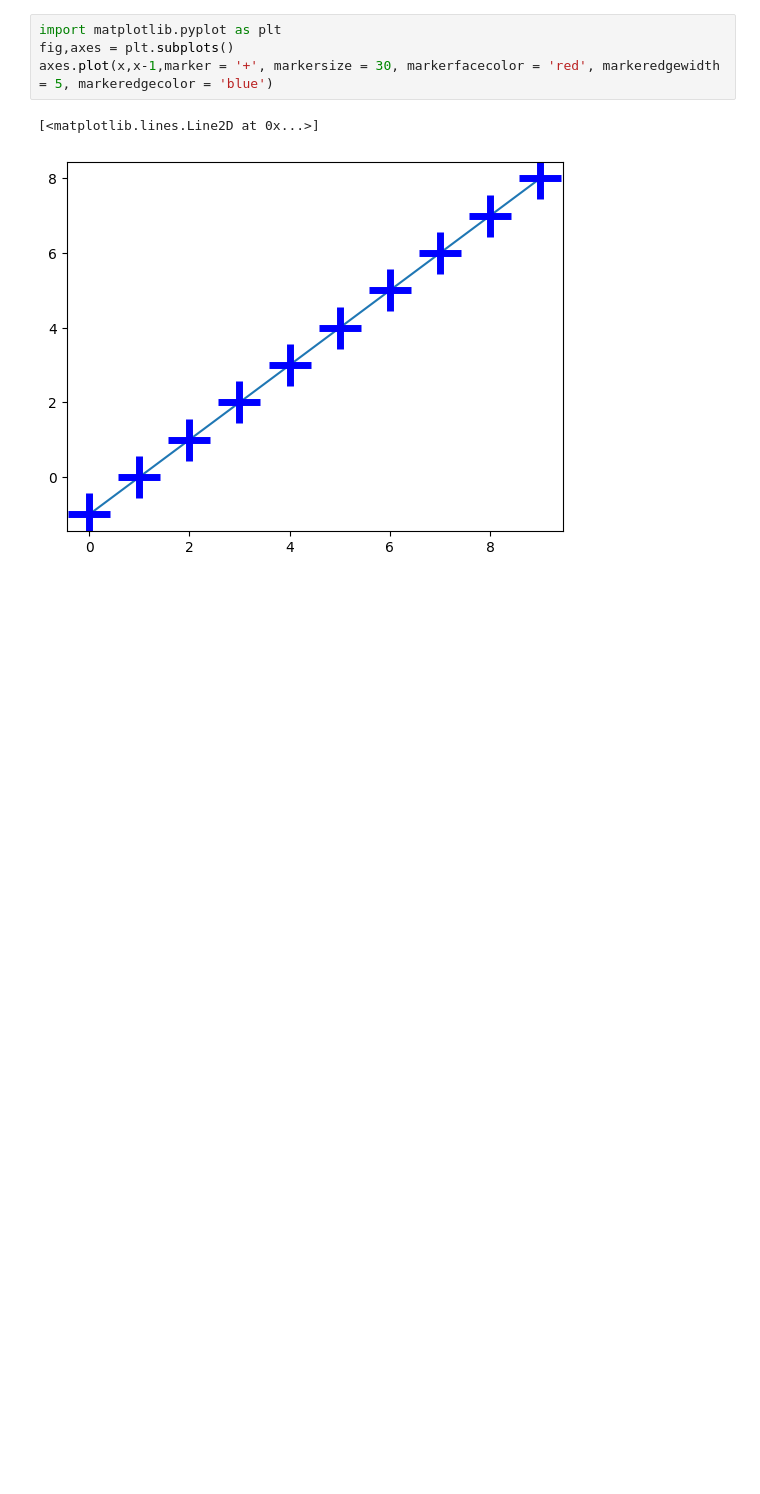
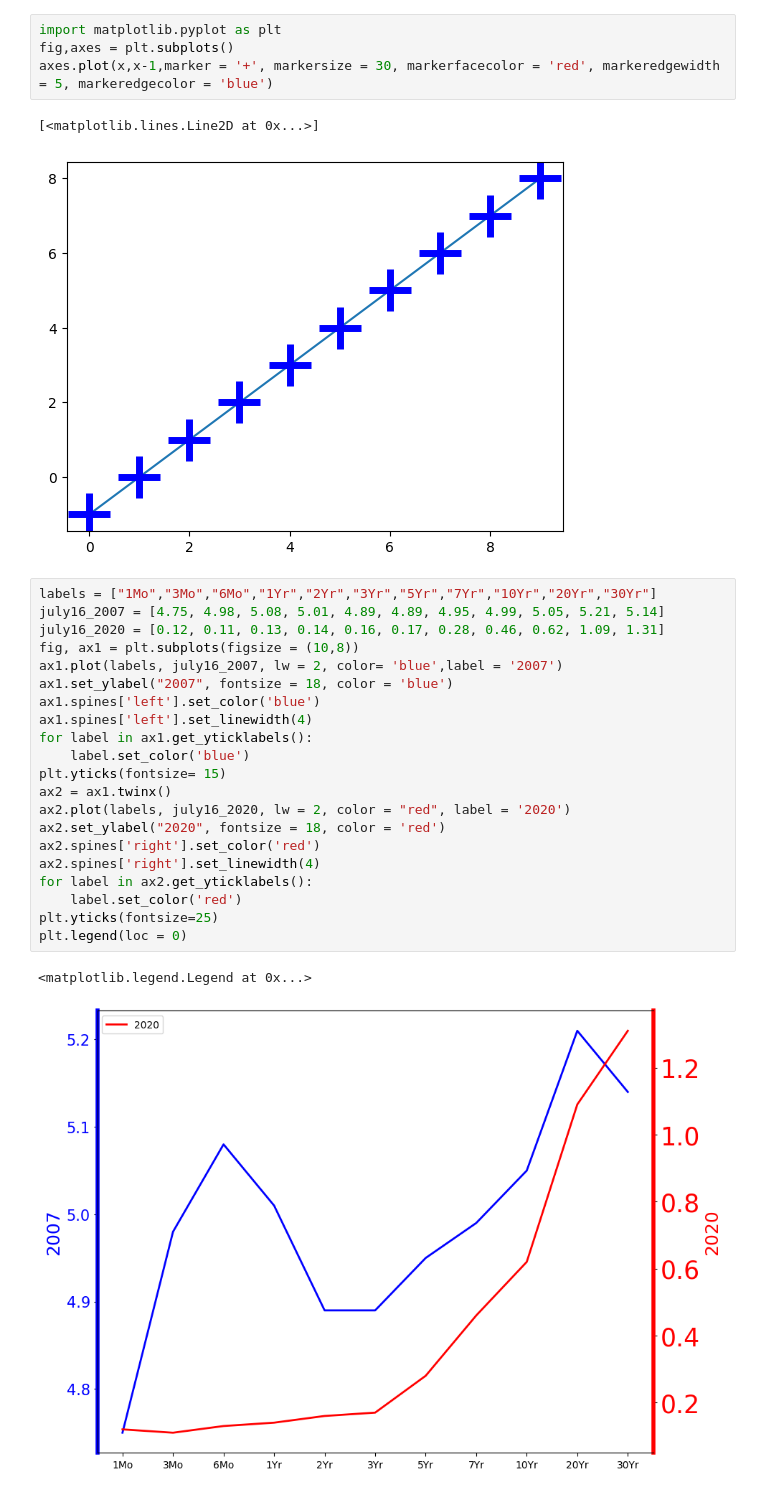
Before and after one commit to GOLISHYAMP/ML_AI, a Jupyter notebook: MachineLearningPrac/Matplotlib.ipynb, the cells around one changed output. Cells and saved outputs as stored; diff of their text form; blank space fills up the shorter version.

Commit message:
some small changes made to matplotlib file

```diff
--- a/MachineLearningPrac/DataVisualization.ipynb
+++ b/MachineLearningPrac/Matplotlib.ipynb
@@ -173,3 +173,27 @@ axes.plot(x,x-1,marker = '+', markersize = 30, markerfacecolor = 'red', markered
 # %% [output]
 [<matplotlib.lines.Line2D at 0x...>]
 [figure]
+# %%
+labels = ["1Mo","3Mo","6Mo","1Yr","2Yr","3Yr","5Yr","7Yr","10Yr","20Yr","30Yr"]
+july16_2007 = [4.75, 4.98, 5.08, 5.01, 4.89, 4.89, 4.95, 4.99, 5.05, 5.21, 5.14]
+july16_2020 = [0.12, 0.11, 0.13, 0.14, 0.16, 0.17, 0.28, 0.46, 0.62, 1.09, 1.31]
+fig, ax1 = plt.subplots(figsize = (10,8))
+ax1.plot(labels, july16_2007, lw = 2, color= 'blue',label = '2007')
+ax1.set_ylabel("2007", fontsize = 18, color = 'blue')
+ax1.spines['left'].set_color('blue')
+ax1.spines['left'].set_linewidth(4)
+for label in ax1.get_yticklabels():
+    label.set_color('blue')
+plt.yticks(fontsize= 15)
+ax2 = ax1.twinx()
+ax2.plot(labels, july16_2020, lw = 2, color = "red", label = '2020')
+ax2.set_ylabel("2020", fontsize = 18, color = 'red')
+ax2.spines['right'].set_color('red')
+ax2.spines['right'].set_linewidth(4)
+for label in ax2.get_yticklabels():
+    label.set_color('red')
+plt.yticks(fontsize=25)
+plt.legend(loc = 0)
+# %% [output]
+<matplotlib.legend.Legend at 0x...>
+[figure, added]
```
Also changed, not shown: 1 other file.
